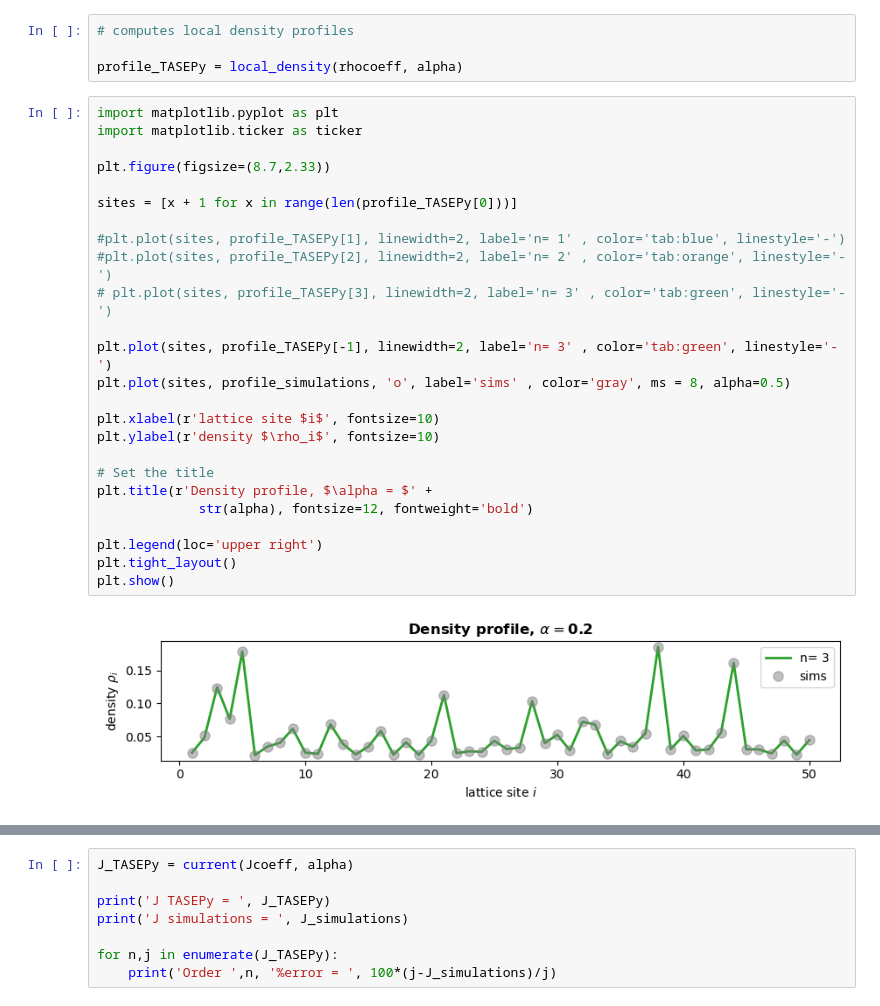
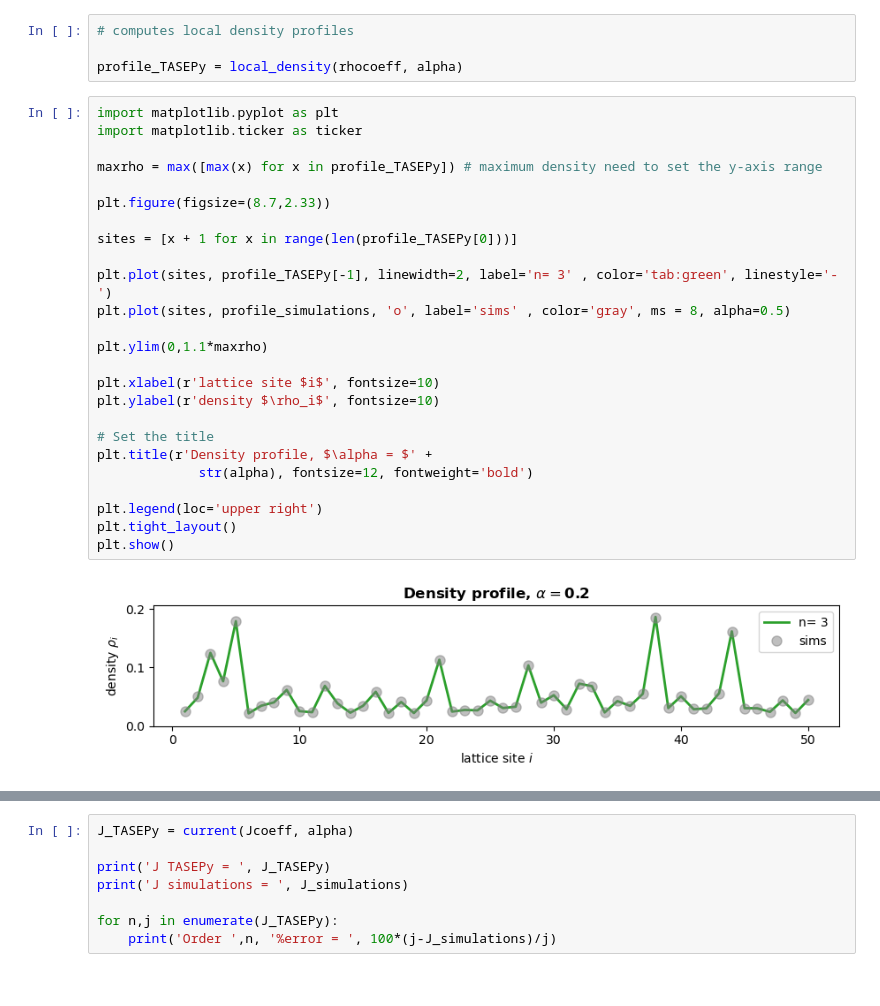
Before and after one commit to ExclusionProcess-tools/TASEPy, a Jupyter notebook: TASEPy_benchmarks.ipynb, the cells around one changed output, grey strips where cells are left out. Drawn from its saved outputs; the diff is of its cells as text.

```diff
--- a/TASEPy_benchmarks.ipynb
+++ b/TASEPy_benchmarks.ipynb
@@ -380,29 +380,29 @@ profile_TASEPy = local_density(rhocoeff, alpha)
 # %%
 import matplotlib.pyplot as plt
 import matplotlib.ticker as ticker
+
+maxrho = max([max(x) for x in profile_TASEPy]) # maximum density need to set the y-axis range
 
 plt.figure(figsize=(8.7,2.33))
 
 sites = [x + 1 for x in range(len(profile_TASEPy[0]))]
 
-#plt.plot(sites, profile_TASEPy[1], linewidth=2, label='n= 1' , color='tab:blue', linestyle='-')
-#plt.plot(sites, profile_TASEPy[2], linewidth=2, label='n= 2' , color='tab:orange', linestyle='-')
-# plt.plot(sites, profile_TASEPy[3], linewidth=2, label='n= 3' , color='tab:green', linestyle='-')
-
 plt.plot(sites, profile_TASEPy[-1], linewidth=2, label='n= 3' , color='tab:green', linestyle='-')
 plt.plot(sites, profile_simulations, 'o', label='sims' , color='gray', ms = 8, alpha=0.5)
+
+plt.ylim(0,1.1*maxrho)
 
 plt.xlabel(r'lattice site $i$', fontsize=10)
 plt.ylabel(r'density $\rho_i$', fontsize=10)
 
 # Set the title
 plt.title(r'Density profile, $\alpha = $' +
              str(alpha), fontsize=12, fontweight='bold')
 
 plt.legend(loc='upper right')
 plt.tight_layout()
 plt.show()
 # %% [output]
-[figure, old version]
+[figure, new version]
 # %%
 n_values = [1, 2, 3]
```
Also changed, not shown: parts of 23 cells of this notebook.
